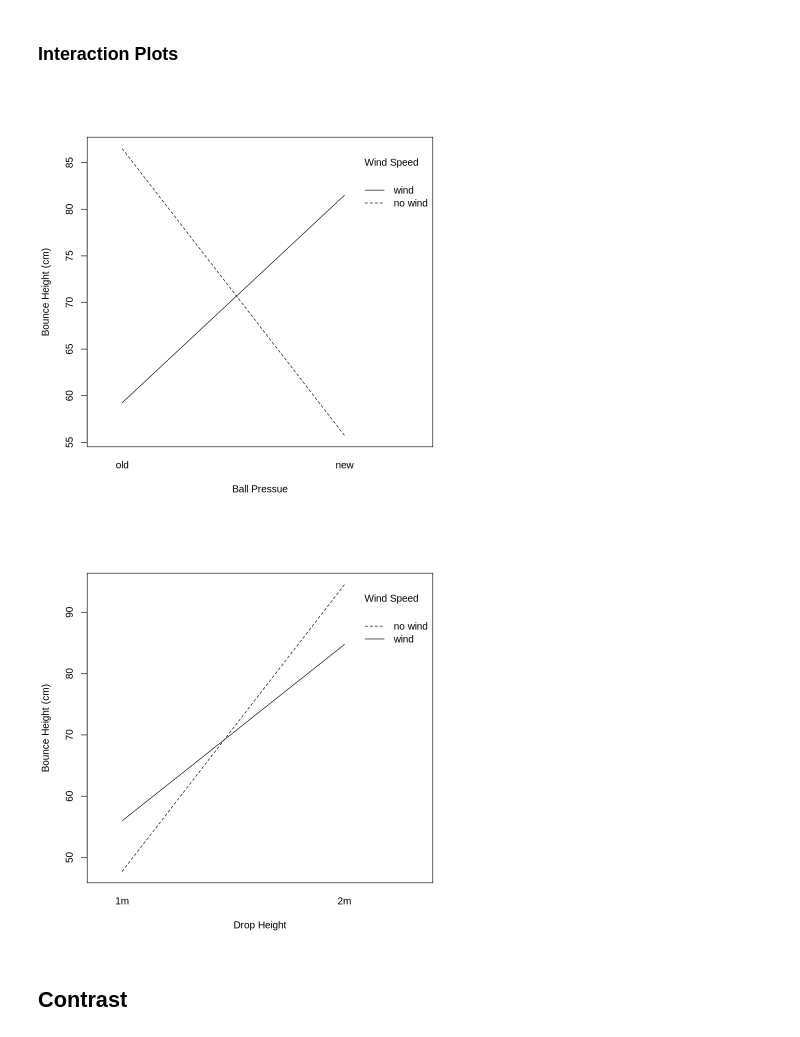
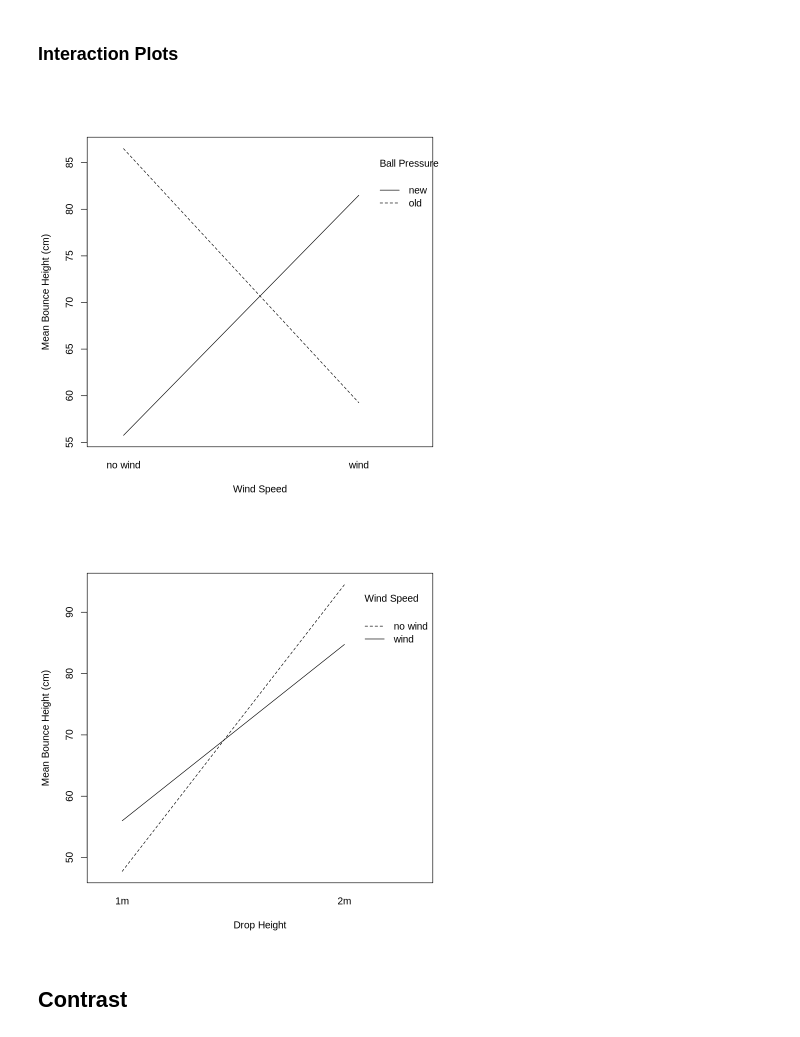
Before and after one commit to ciciliujx/Ball-Drop-Experimental-Design, a Jupyter notebook: Report.ipynb, the cells around one changed output. Saved outputs shown, nothing was run; the diff lists cells and outputs as text; code cells hidden in the pictures.

```diff
--- a/Report.ipynb
+++ b/Report.ipynb
@@ -190,13 +191,13 @@ plot.design(sqrt_bounce_height ~ ground + type,
 # %% [markdown]
 ### Interaction Plots
 # %%
-interaction.plot(data$pressure, data$wind, data$bounce_height,
-                 xlab="Ball Pressue", ylab="Bounce Height (cm)",trace.label="Wind Speed")
+interaction.plot(data$wind, data$pressure, data$bounce_height,
+                 xlab="Wind Speed", ylab="Mean Bounce Height (cm)",trace.label="Ball Pressure")
 
 interaction.plot(data$height, data$wind, data$bounce_height,
-                 xlab="Drop Height", ylab="Bounce Height (cm)",trace.label="Wind Speed")
+                 xlab="Drop Height", ylab="Mean Bounce Height (cm)",trace.label="Wind Speed")
 # %% [output]
-[figure, old version]
+[figure, new version]
-[figure, old version]
+[figure, new version]
 # %% [markdown]
 ## Contrast
```
Also changed, not shown: parts of 12 cells of this notebook.
